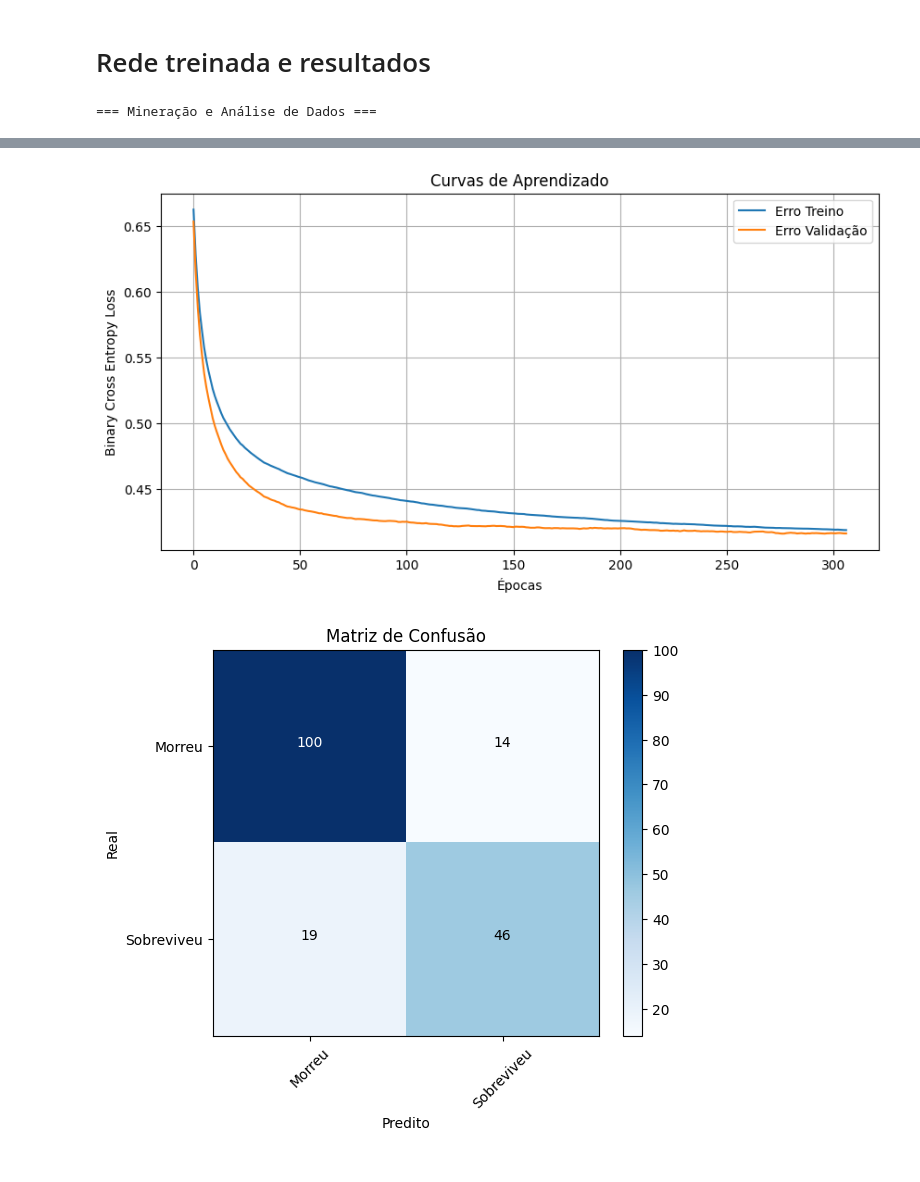
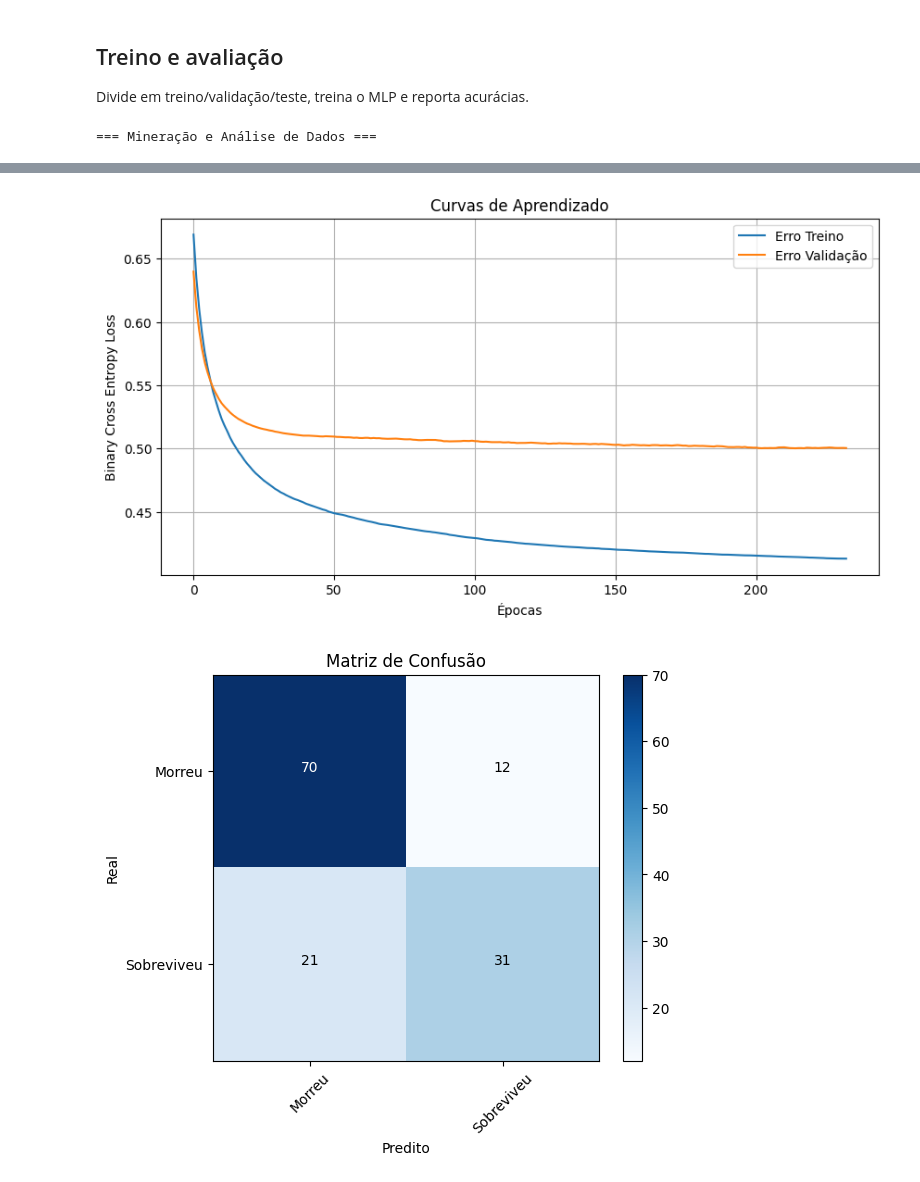
Before and after one commit to Douglas1546/lista-exercicios_DeepLearning, a Jupyter notebook: questao2.ipynb, the cells around one changed output, grey strips where cells are left out. Cells and saved outputs as stored; diff of their text form; code cells hidden in the pictures.

```diff
--- a/questao2.ipynb
+++ b/questao2.ipynb
@@ -9,3 +19,3 @@ import seaborn as sns
 # %%
-DATASETS_DIR = Path("/")
+DATASETS_DIR = Path(".").resolve()
 # %% [markdown]
@@ -375,4 +419,4 @@ def standardize(X_train, X_val, X_test):
     X_val_norm = (X_val - mean) / std
     X_test_norm = (X_test - mean) / std
 
-    return X_train_norm, X_val_norm, X_test_norm
+    return X_train_norm, X_val_norm, X_test_norm, mean, std
@@ -406,18 +452,18 @@ def plot_confusion_matrix(cm, classes=["Morreu", "Sobreviveu"]):
     plt.ylabel('Real')
     plt.xlabel('Predito')
     plt.show()
-# %% [markdown]
-# Rede treinada e resultados
+# %% [markdown]
+## Treino e avaliação
+
+Divide em treino/validação/teste, treina o MLP e reporta acurácias.
 # %%
 def main():
     print("=== Mineração e Análise de Dados ===")
     mining_report = mine_titanic_data(DATASETS_DIR)
-    print("\nValores ausentes por coluna:")
+    print("Valores ausentes por coluna:")
     print(mining_report["missing"])
-    print("\nBalanceamento de classes (Survived):")
+    print("Balanceamento de classes (Survived):")
     print(mining_report["label_balance"])
-
-    print("\nMatriz de correlação entre atributos gerada.")
 
     print("\n=== Limpeza e Preparação de Dados ===")
     data = clean_titanic_data(DATASETS_DIR)
@@ -426,18 +472,23 @@ def main():
     X_test_kaggle = data["X_test"]
     features = data["feature_names"]
 
-    print(f"Features utilizadas ({len(features)}): {features}")
+    print(f"\nFeatures utilizadas ({len(features)}): {features}")
     print(f"Features removidas por alta correlação: {data['removed_features']}")
 
     indices = np.random.permutation(X_full.shape[0])
-    split_idx = int(X_full.shape[0] * 0.8)
-    train_idx, val_idx = indices[:split_idx], indices[split_idx:]
+    split_train = int(X_full.shape[0] * 0.7)
+    split_val = int(X_full.shape[0] * 0.85)
+    train_idx = indices[:split_train]
+    val_idx = indices[split_train:split_val]
+    test_idx = indices[split_val:]
 
     X_train, y_train = X_full[train_idx], y_full[train_idx]
     X_val, y_val = X_full[val_idx], y_full[val_idx]
+    X_test, y_test = X_full[test_idx], y_full[test_idx]
 
     print("\nAplicando padronização (Standardization)...")
-    X_train, X_val, X_test_kaggle = standardize(X_train, X_val, X_test_kaggle)
+    X_train, X_val, X_test, mean, std = standardize(X_train, X_val, X_test)
+    X_test_kaggle = (X_test_kaggle - mean) / std
 
     print("\n=== Treinando MLP ===")
     input_dim = X_train.shape[1]
@@ -446,10 +497,17 @@ def main():
     train_losses, val_losses = mlp.fit(X_train, y_train, X_val, y_val,
                                      epochs=2000, lr=0.01, batch_size=32, early_stopping_patience=30, min_delta=1e-4)
 
+    y_pred_train = mlp.predict_classes(X_train)
     y_pred_val = mlp.predict_classes(X_val)
+    y_pred_test = mlp.predict_classes(X_test)
 
-    acc = np.mean(y_pred_val.flatten() == y_val.flatten())
-    print(f"\nAcurácia na Validação: {acc*100:.2f}%")
+    acc_train = np.mean(y_pred_train.flatten() == y_train.flatten())
+    acc_val = np.mean(y_pred_val.flatten() == y_val.flatten())
+    acc_test = np.mean(y_pred_test.flatten() == y_test.flatten())
+
+    print(f"\nAcurácia no Treino: {acc_train*100:.2f}%")
+    print(f"Acurácia na Validação: {acc_val*100:.2f}%")
+    print(f"Acurácia no Teste: {acc_test*100:.2f}%")
 
     plt.figure(figsize=(10, 5))
     plt.plot(train_losses, label="Erro Treino")
@@ -489,2 +550,2 @@ Acurácia na Validação: 81.56%
-[figure, old version]
+[figure, new version]
-[figure, old version]
+[figure, new version]
```
Also changed, not shown: parts of 25 cells of this notebook.
